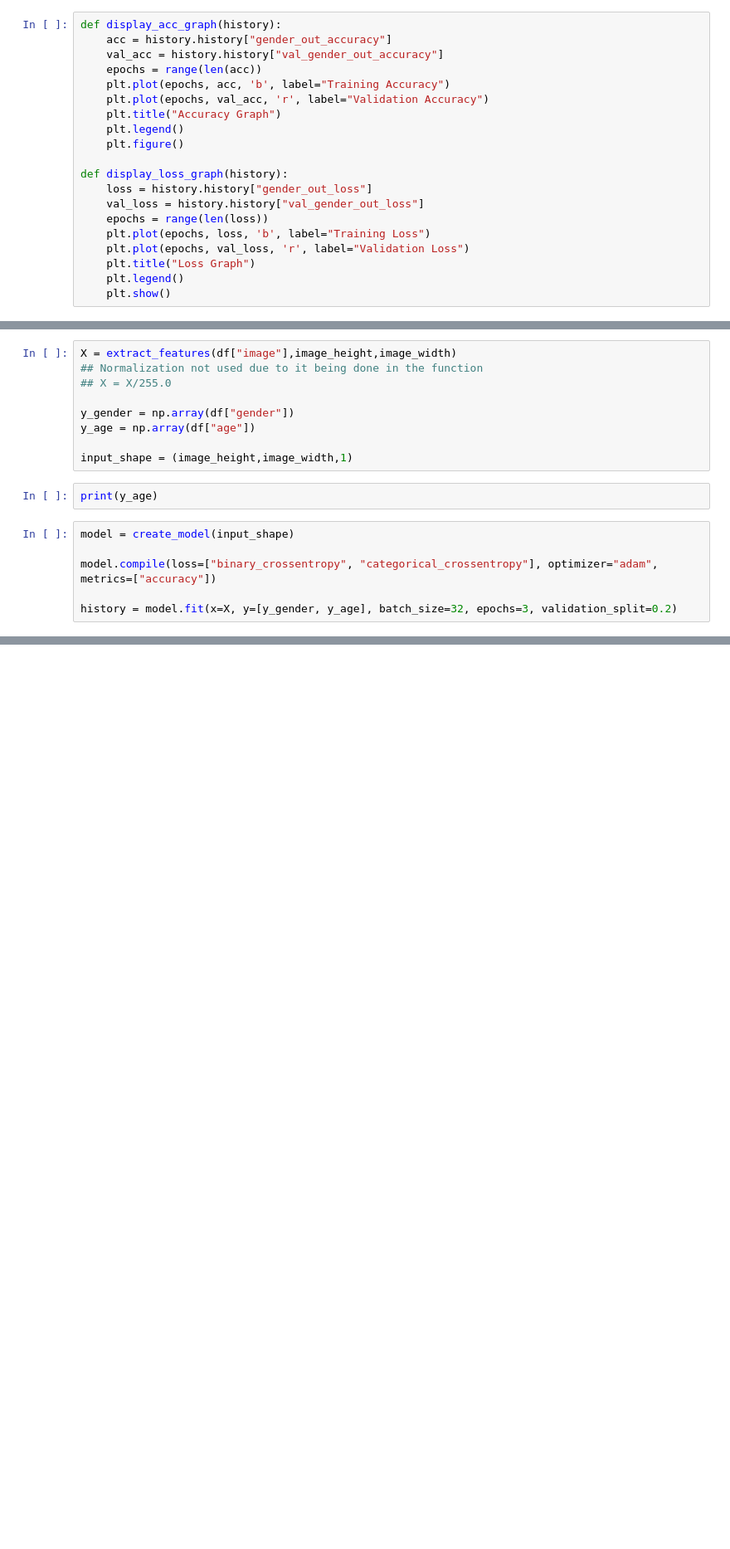
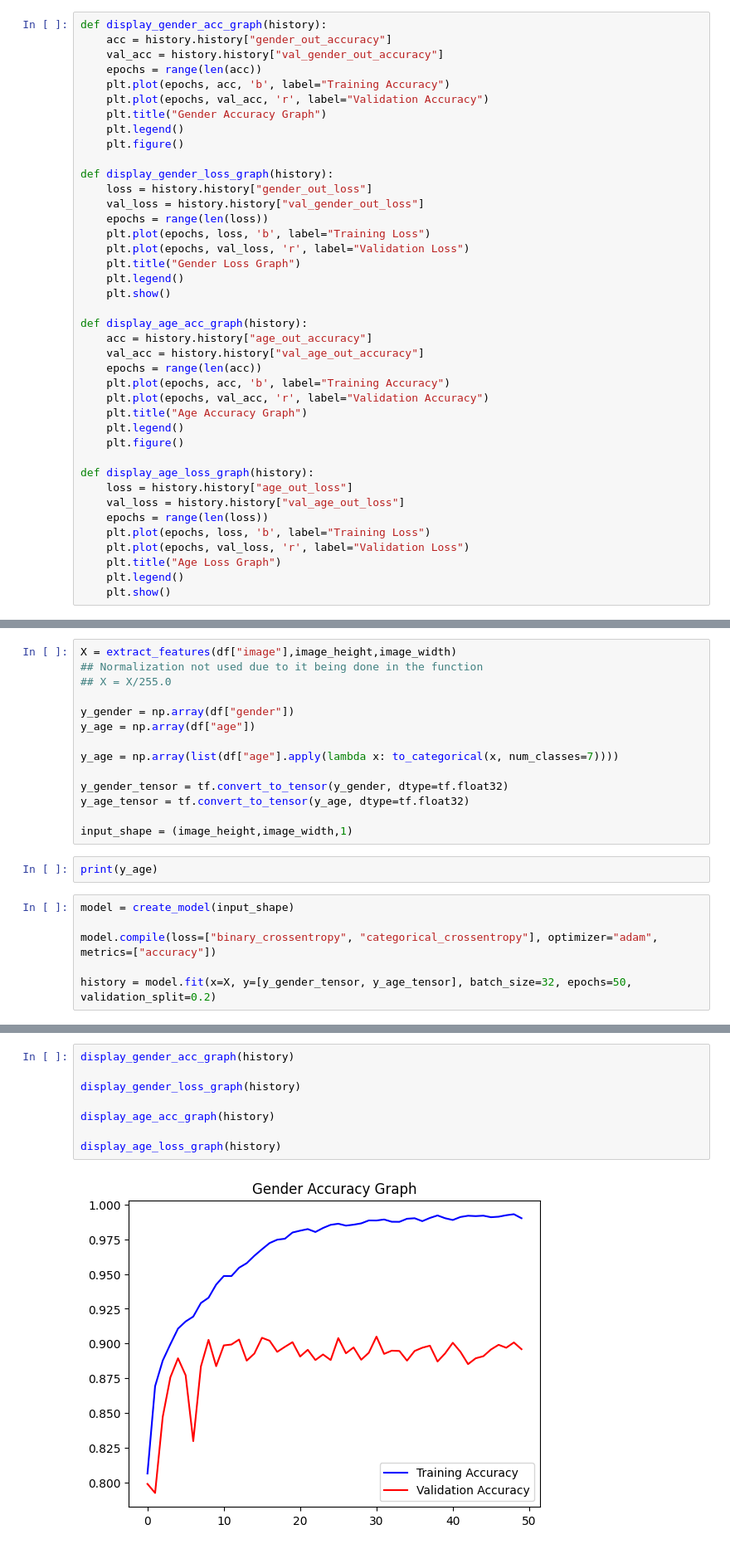
Before and after one commit to VladimirVladetic/Gender-AgePredictor, a Jupyter notebook: age_and_gender_predictor.ipynb, the cells around one changed output, grey strips where cells are left out. Shown at 83% size. Cells and saved outputs as stored; diff of their text form; blank space fills up the shorter version.

```diff
--- a/age_and_gender_predictor.ipynb
+++ b/age_and_gender_predictor.ipynb
@@ -147,23 +224,43 @@ def create_model(input_shape):
 # %%
-def display_acc_graph(history):
+def display_gender_acc_graph(history):
     acc = history.history["gender_out_accuracy"]
     val_acc = history.history["val_gender_out_accuracy"]
     epochs = range(len(acc))
     plt.plot(epochs, acc, 'b', label="Training Accuracy")
     plt.plot(epochs, val_acc, 'r', label="Validation Accuracy")
-    plt.title("Accuracy Graph")
+    plt.title("Gender Accuracy Graph")
     plt.legend()
     plt.figure()
 
-def display_loss_graph(history):
+def display_gender_loss_graph(history):
     loss = history.history["gender_out_loss"]
     val_loss = history.history["val_gender_out_loss"]
     epochs = range(len(loss))
     plt.plot(epochs, loss, 'b', label="Training Loss")
     plt.plot(epochs, val_loss, 'r', label="Validation Loss")
-    plt.title("Loss Graph")
+    plt.title("Gender Loss Graph")
     plt.legend()
     plt.show()
+
+def display_age_acc_graph(history):
+    acc = history.history["age_out_accuracy"]
+    val_acc = history.history["val_age_out_accuracy"]
+    epochs = range(len(acc))
+    plt.plot(epochs, acc, 'b', label="Training Accuracy")
+    plt.plot(epochs, val_acc, 'r', label="Validation Accuracy")
+    plt.title("Age Accuracy Graph")
+    plt.legend()
+    plt.figure()
+
+def display_age_loss_graph(history):
+    loss = history.history["age_out_loss"]
+    val_loss = history.history["val_age_out_loss"]
+    epochs = range(len(loss))
+    plt.plot(epochs, loss, 'b', label="Training Loss")
+    plt.plot(epochs, val_loss, 'r', label="Validation Loss")
+    plt.title("Age Loss Graph")
+    plt.legend()
+    plt.show()
 # %%
 ## Set image Directory
 image_directory = "/content/UTKFace/"
@@ -211,6 +309,11 @@ X = extract_features(df["image"],image_height,image_width)
 y_gender = np.array(df["gender"])
 y_age = np.array(df["age"])
 
+y_age = np.array(list(df["age"].apply(lambda x: to_categorical(x, num_classes=7))))
+
+y_gender_tensor = tf.convert_to_tensor(y_gender, dtype=tf.float32)
+y_age_tensor = tf.convert_to_tensor(y_age, dtype=tf.float32)
+
 input_shape = (image_height,image_width,1)
 # %%
 print(y_age)
@@ -219,5 +322,5 @@ model = create_model(input_shape)
 
 model.compile(loss=["binary_crossentropy", "categorical_crossentropy"], optimizer="adam", metrics=["accuracy"])
 
-history = model.fit(x=X, y=[y_gender, y_age], batch_size=32, epochs=3, validation_split=0.2)
+history = model.fit(x=X, y=[y_gender_tensor, y_age_tensor], batch_size=32, epochs=50, validation_split=0.2)
 # %% [output]
@@ -228,0 +344,10 @@ display_loss_graph(history)
+# %%
+display_gender_acc_graph(history)
+
+display_gender_loss_graph(history)
+
+display_age_acc_graph(history)
+
+display_age_loss_graph(history)
+# %% [output]
+[figure, added]
```
Also changed, not shown: parts of 12 cells of this notebook.
